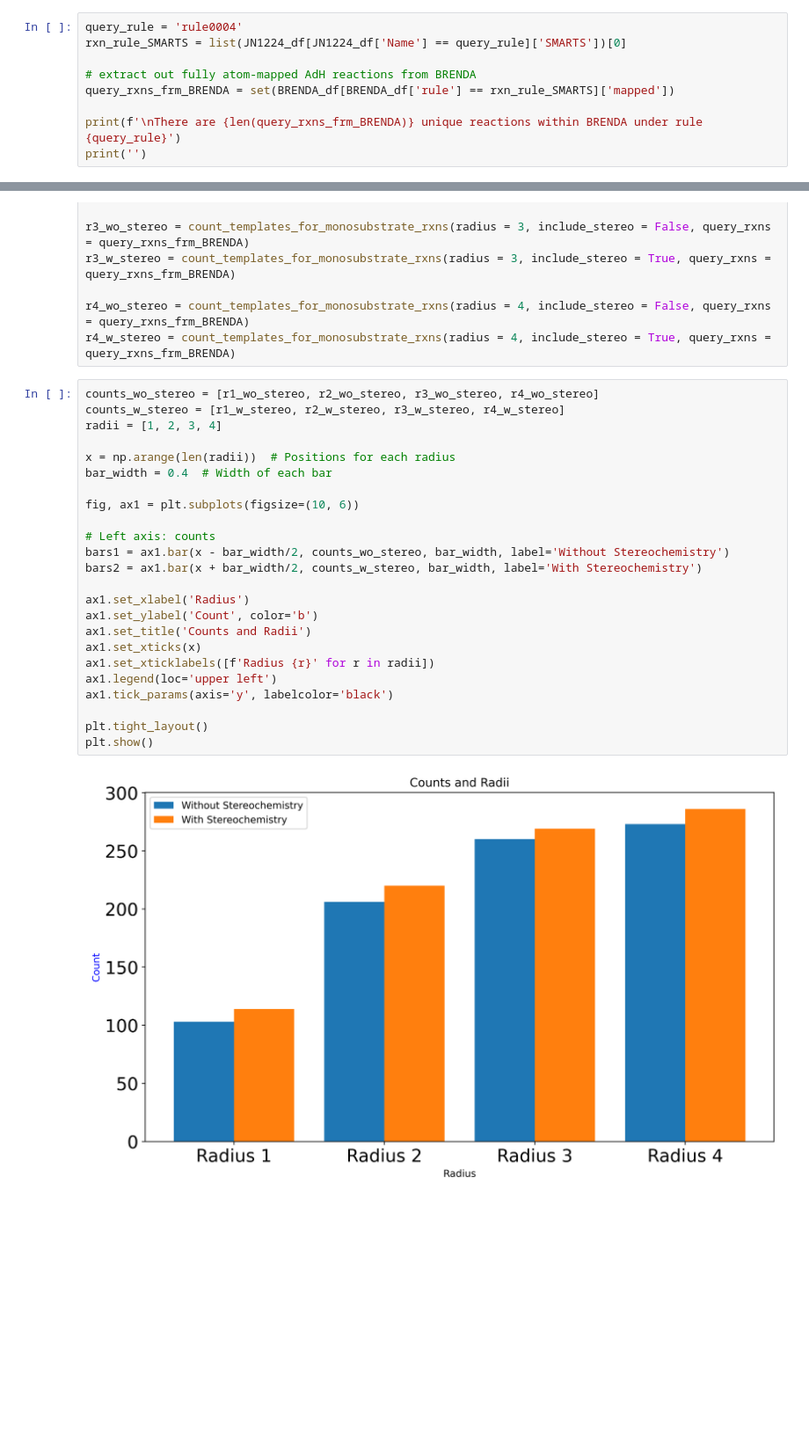
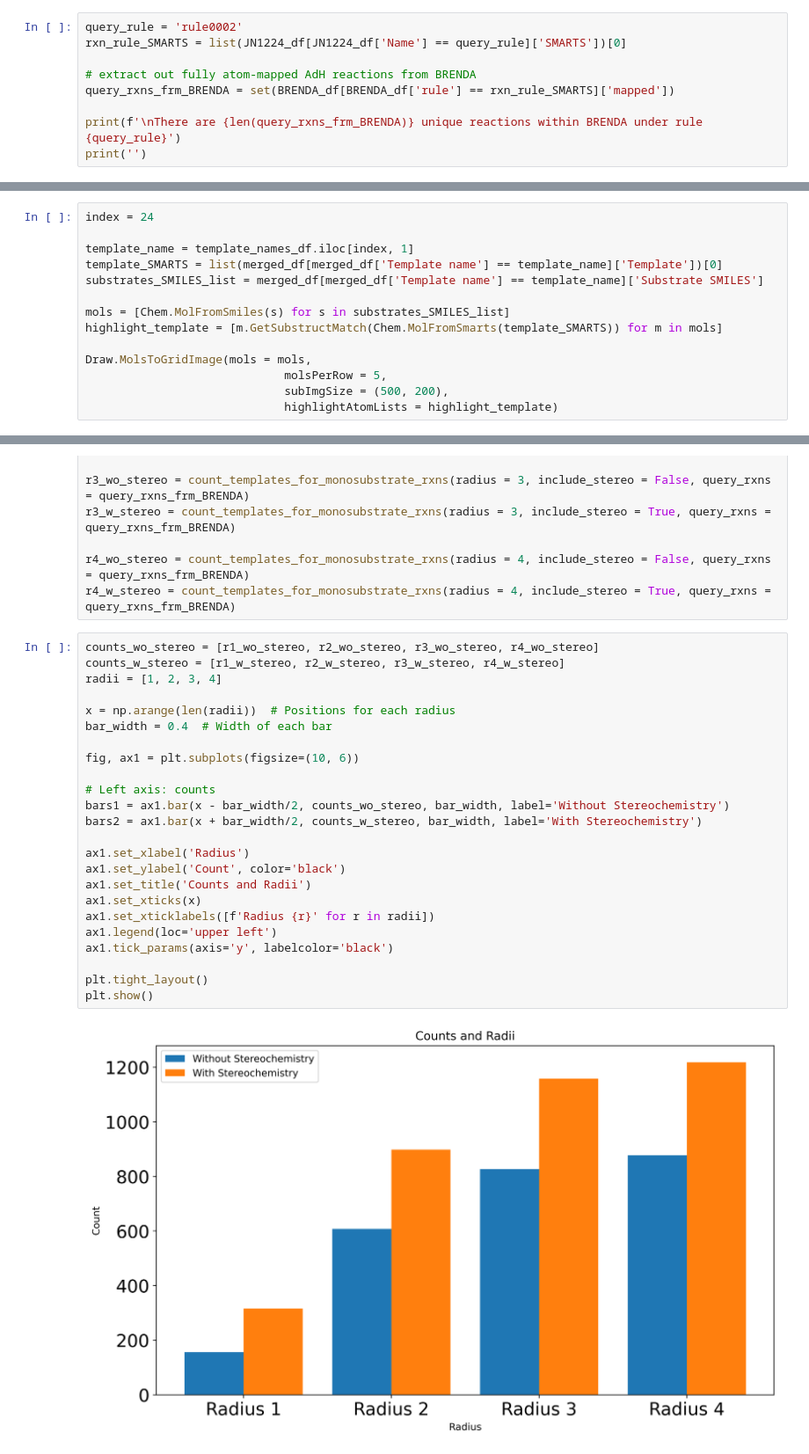
Before and after one commit to yashchainani21/RxnTools, a Jupyter notebook: notebooks/nb_04 - extract mono substrate run templates pt2.ipynb, the cells around one changed output, grey strips where cells are left out. Shown at 88% size. Cells and saved outputs as stored; diff of their text form; blank space fills up the shorter version.

```diff
--- a/notebooks/nb_04 - extract mono substrate run templates pt2.ipynb
+++ b/notebooks/nb_04 - extract mono substrate run templates pt2.ipynb
@@ -50,7 +51,7 @@ BRENDA_df.head(3)
 # %% [markdown]
 #### Select reaction rule for which to extract reactions from EnzymeMap
 # %%
-query_rule = 'rule0004'
+query_rule = 'rule0002'
 rxn_rule_SMARTS = list(JN1224_df[JN1224_df['Name'] == query_rule]['SMARTS'])[0]
 
 # extract out fully atom-mapped AdH reactions from BRENDA
@@ -239,0 +351,14 @@ interactive(children=(Dropdown(description='Index', index=1, options=(0, 1, 2, 3
+# %%
+index = 24
+
+template_name = template_names_df.iloc[index, 1]
+template_SMARTS = list(merged_df[merged_df['Template name'] == template_name]['Template'])[0]
+substrates_SMILES_list = merged_df[merged_df['Template name'] == template_name]['Substrate SMILES']
+
+mols = [Chem.MolFromSmiles(s) for s in substrates_SMILES_list]
+highlight_template = [m.GetSubstructMatch(Chem.MolFromSmarts(template_SMARTS)) for m in mols]
+
+Draw.MolsToGridImage(mols = mols,
+                             molsPerRow = 5,
+                             subImgSize = (500, 200),
+                             highlightAtomLists = highlight_template)
@@ -287,26 +414,26 @@ r4_w_stereo = count_templates_for_monosubstrate_rxns(radius = 4, include_stereo
 # %%
 counts_wo_stereo = [r1_wo_stereo, r2_wo_stereo, r3_wo_stereo, r4_wo_stereo]
 counts_w_stereo = [r1_w_stereo, r2_w_stereo, r3_w_stereo, r4_w_stereo]
 radii = [1, 2, 3, 4]
 
 x = np.arange(len(radii))  # Positions for each radius
 bar_width = 0.4  # Width of each bar
 
 fig, ax1 = plt.subplots(figsize=(10, 6))
 
 # Left axis: counts
 bars1 = ax1.bar(x - bar_width/2, counts_wo_stereo, bar_width, label='Without Stereochemistry')
 bars2 = ax1.bar(x + bar_width/2, counts_w_stereo, bar_width, label='With Stereochemistry')
 
 ax1.set_xlabel('Radius')
-ax1.set_ylabel('Count', color='b')
+ax1.set_ylabel('Count', color='black')
 ax1.set_title('Counts and Radii')
 ax1.set_xticks(x)
 ax1.set_xticklabels([f'Radius {r}' for r in radii])
 ax1.legend(loc='upper left')
 ax1.tick_params(axis='y', labelcolor='black')
 
 plt.tight_layout()
 plt.show()
 # %% [output]
-[figure, old version]
+[figure, new version]
```
Also changed, not shown: parts of 12 cells of this notebook.
